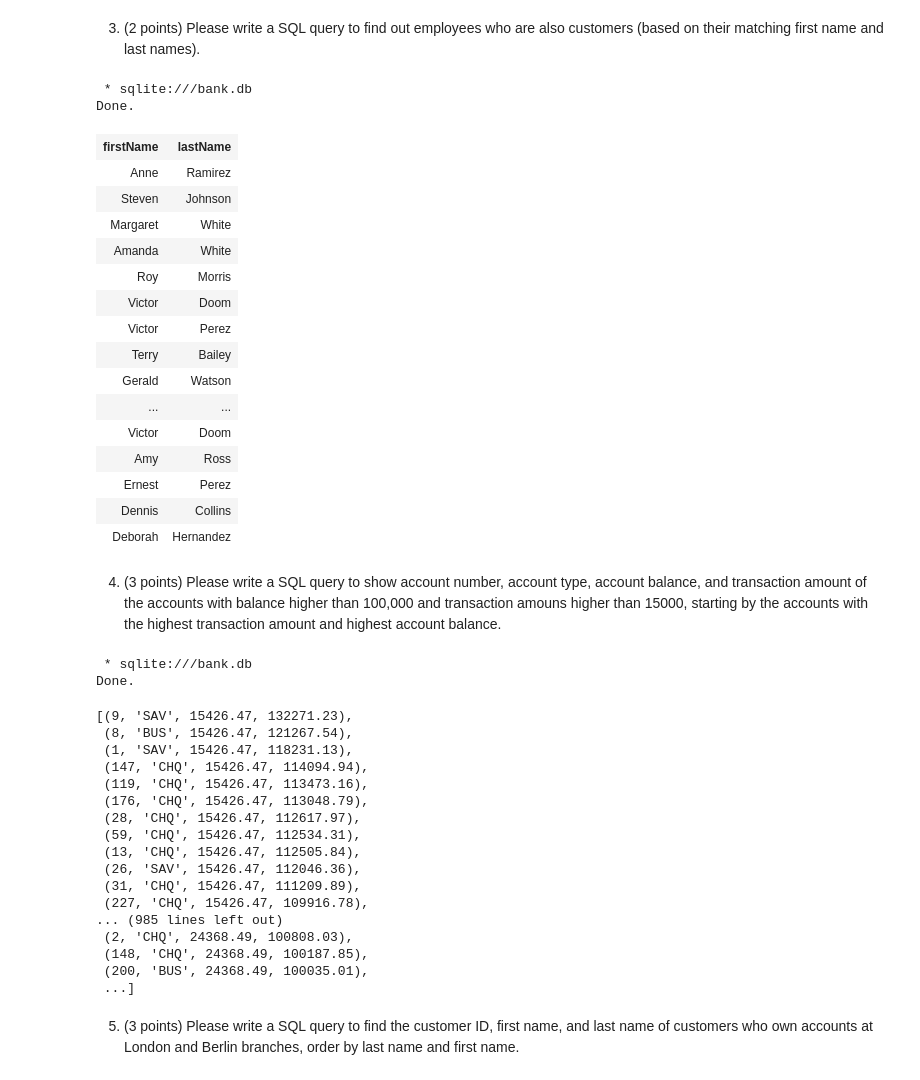
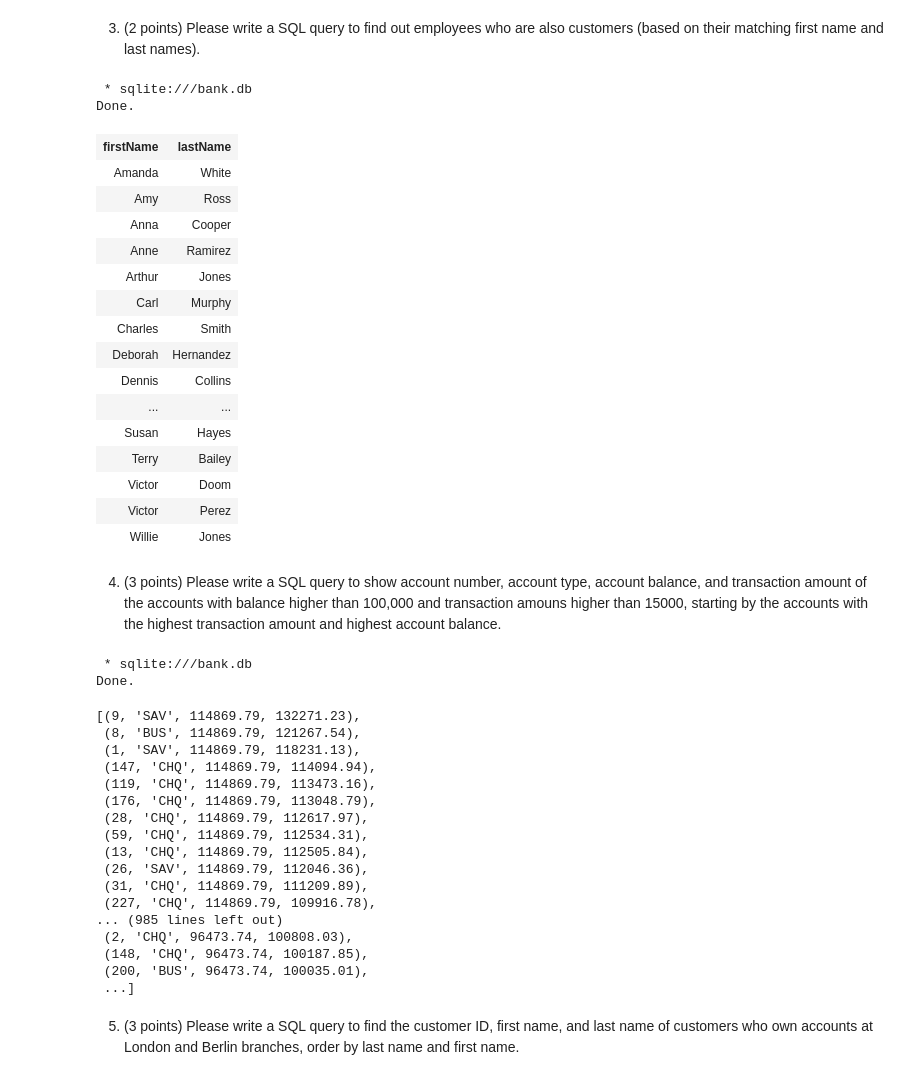
Before and after one commit to JustfortehLulz/cmpt354, a Jupyter notebook: Assignment 2/hw2.ipynb, the cells around one changed output. Cells and saved outputs as stored; diff of their text form; code cells hidden in the pictures.

```diff
--- a/Assignment 2/hw2.ipynb
+++ b/Assignment 2/hw2.ipynb
@@ -69,28 +69,34 @@ Done.
 # %%
 %%sql
 
+SELECT Customer.firstName, Customer.lastName
+FROM Employee, Customer
+WHERE (Employee.firstName == Customer.firstName)
+
+INTERSECT
+
 SELECT Employee.firstName, Employee.lastName
 FROM Employee, Customer
-WHERE (Employee.firstName == Customer.firstName AND Employee.lastName == Customer.lastName)
+WHERE (Employee.lastName == Customer.lastName)
 # %% [output]
  * sqlite:///bank.db
 Done.
 | firstName | lastName |
+| Amanda | White |
+| Amy | Ross |
+| Anna | Cooper |
 | Anne | Ramirez |
-| Steven | Johnson |
-| Margaret | White |
-| Amanda | White |
-| Roy | Morris |
+| Arthur | Jones |
+| Carl | Murphy |
+| Charles | Smith |
+| Deborah | Hernandez |
+| Dennis | Collins |
+| ... | ... |
+| Susan | Hayes |
+| Terry | Bailey |
 | Victor | Doom |
 | Victor | Perez |
-| Terry | Bailey |
-| Gerald | Watson |
-| ... | ... |
-| Victor | Doom |
-| Amy | Ross |
-| Ernest | Perez |
-| Dennis | Collins |
-| Deborah | Hernandez |
+| Willie | Jones |
 # %% [markdown]
 4. (3 points) Please write a SQL query to show account number, account type, account balance, and transaction amount of the accounts with balance higher than 100,000 and transaction amouns higher than 15000, starting by the accounts with the highest transaction amount and highest account balance.
 # %%
@@ -99,26 +105,26 @@ Done.
 SELECT Account.accNumber, type, amount, balance
 FROM Account, Transactions
 WHERE balance > 100000 AND amount > 15000
-ORDER BY amount ASC, balance DESC
+ORDER BY amount DESC, balance DESC
 # %% [output]
  * sqlite:///bank.db
 Done.
-[(9, 'SAV', 15426.47, 132271.23),
- (8, 'BUS', 15426.47, 121267.54),
- (1, 'SAV', 15426.47, 118231.13),
- (147, 'CHQ', 15426.47, 114094.94),
- (119, 'CHQ', 15426.47, 113473.16),
- (176, 'CHQ', 15426.47, 113048.79),
- (28, 'CHQ', 15426.47, 112617.97),
- (59, 'CHQ', 15426.47, 112534.31),
- (13, 'CHQ', 15426.47, 112505.84),
- (26, 'SAV', 15426.47, 112046.36),
- (31, 'CHQ', 15426.47, 111209.89),
- (227, 'CHQ', 15426.47, 109916.78),
+[(9, 'SAV', 114869.79, 132271.23),
+ (8, 'BUS', 114869.79, 121267.54),
+ (1, 'SAV', 114869.79, 118231.13),
+ (147, 'CHQ', 114869.79, 114094.94),
+ (119, 'CHQ', 114869.79, 113473.16),
+ (176, 'CHQ', 114869.79, 113048.79),
+ (28, 'CHQ', 114869.79, 112617.97),
+ (59, 'CHQ', 114869.79, 112534.31),
+ (13, 'CHQ', 114869.79, 112505.84),
+ (26, 'SAV', 114869.79, 112046.36),
+ (31, 'CHQ', 114869.79, 111209.89),
+ (227, 'CHQ', 114869.79, 109916.78),
 ... (985 lines left out)
- (2, 'CHQ', 24368.49, 100808.03),
- (148, 'CHQ', 24368.49, 100187.85),
- (200, 'BUS', 24368.49, 100035.01),
+ (2, 'CHQ', 96473.74, 100808.03),
+ (148, 'CHQ', 96473.74, 100187.85),
+ (200, 'BUS', 96473.74, 100035.01),
  ...]
 # %% [markdown]
 5. (3 points) Please write a SQL query to find the customer ID, first name, and last name of customers who own accounts at London and Berlin branches, order by last name and first name.
```
